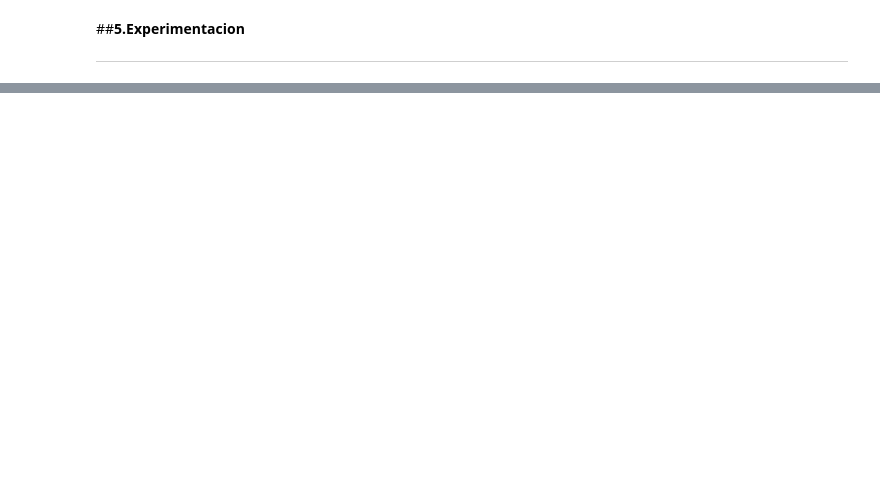
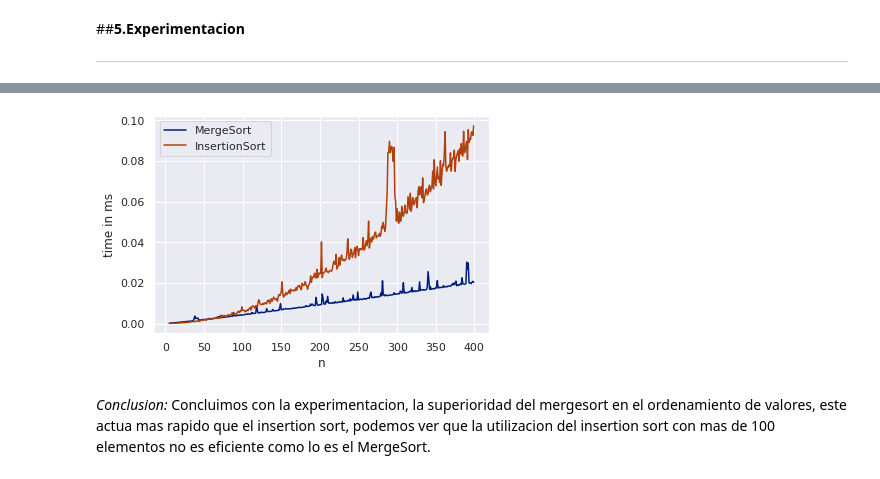
Before and after one commit to Jmorgado125/ADA-Informes, a Jupyter notebook: Copia_de_MergeSort.ipynb, the cells around one changed output, grey strips where cells are left out. Cells and saved outputs as stored; diff of their text form; code cells hidden in the pictures; blank space fills up the shorter version.

```diff
--- a/Copia_de_MergeSort.ipynb
+++ b/Copia_de_MergeSort.ipynb
@@ -268,0 +377,40 @@ observamos que temporalmente el algoritmo no varia segun su orden de entrada por
+# %%
+import matplotlib.pyplot as plt
+import seaborn as sns
+import datetime
+from timeit import repeat
+
+%matplotlib inline
+
+sns.set(context='notebook', style='darkgrid', palette='dark')
+
+x=[]; x2 =[]
+y=[]; y2=[]
+
+for n in range(5,400):
+
+  a = random.sample(range(1, 1000), n)
+  t = repeat(setup="from __main__ import MergeSort", stmt=f"MergeSort({a},{0},{len(a)-1})", repeat=1, number=10)
+
+  x.append(n)
+  y.append(t)
+
+for n in range(5,400):
+
+  a = random.sample(range(1, 1000), n)
+  t = repeat(setup="from __main__ import insertion_sort", stmt=f"insertion_sort({a})", repeat=1, number=10)
+
+  x2.append(n)
+  y2.append(t)
+
+plt.plot(x,y)
+plt.plot(x2,y2)
+plt.legend(["MergeSort", "InsertionSort"])
+
+plt.xlabel('n')
+plt.ylabel('time in ms')
+plt.show()
+# %% [output]
+[figure, added]
+# %% [markdown]
+*Conclusion:* Concluimos con la experimentacion, la superioridad del mergesort en el ordenamiento de valores, este actua mas rapido que el insertion sort, podemos ver que la utilizacion del insertion sort con mas de 100 elementos no es eficiente como lo es el MergeSort.
```
Also changed, not shown: parts of 20 cells of this notebook.
